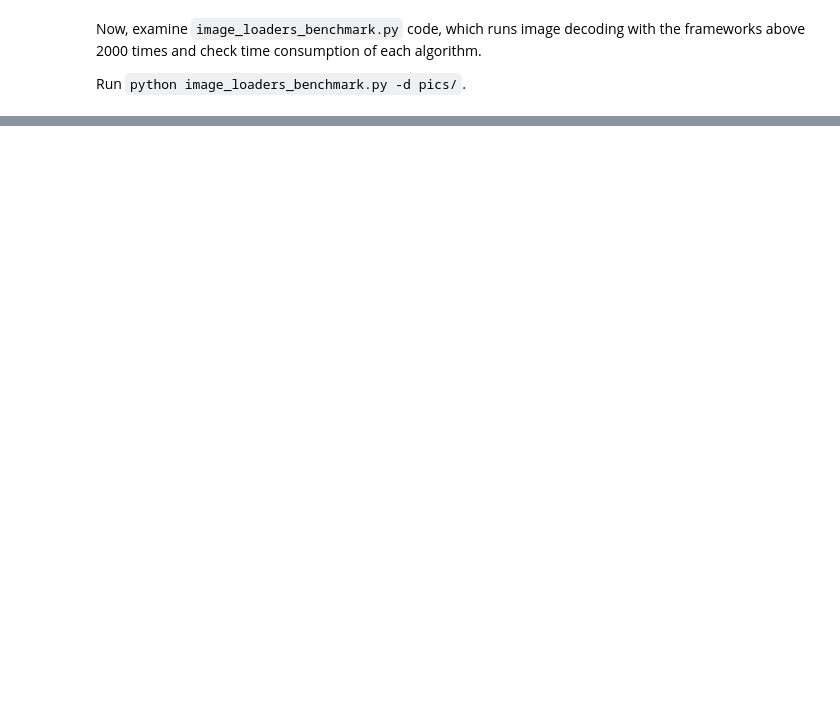
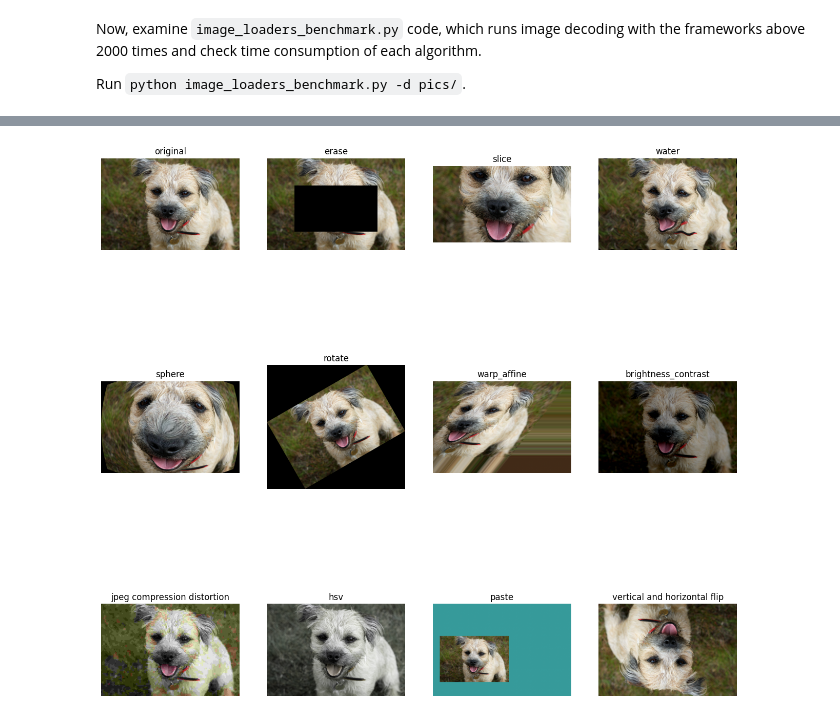
Before and after one commit to mryab/efficient-dl-systems, a Jupyter notebook: week03_fast_pipelines/seminar/practice.ipynb, the cells around one changed output, grey strips where cells are left out. Drawn from its saved outputs; the diff is of its cells as text; code cells hidden in the pictures; blank space fills up the shorter version.

Commit message:
add: DALI augmentations demo; add: pytorch with tensorboard profiler demo; upd: make better structure and text

```diff
--- a/week03_fast_pipelines/seminar/practice.ipynb
+++ b/week03_fast_pipelines/seminar/practice.ipynb
@@ -696,0 +601,13 @@ Run `python image_loaders_benchmark.py -d pics/`.
+# %%
+import math
+import os.path
+
+import matplotlib.gridspec as gridspec
+import matplotlib.pyplot as plt
+import numpy as np
+import nvidia.dali.fn as fn
+import nvidia.dali.types as types
+from nvidia.dali import pipeline_def
+
+test_data_root = "DALI_extra"
+db_folder = os.path.join(test_data_root, "db", "lmdb")
@@ -696,0 +659,31 @@ Run `python image_loaders_benchmark.py -d pics/`.
+# %%
+@pipeline_def()
+def augmentation_gallery_pipe(path):
+    encoded, labels = fn.readers.caffe(path=path, random_shuffle=True)
+    images = fn.decoders.image(encoded, device="mixed", output_type=types.RGB)
+    return tuple([labels, images] + [aug(images) for aug in augmentations.values()])
+
+
+pipe = augmentation_gallery_pipe(
+    path=db_folder, batch_size=32, num_threads=2, device_id=0, seed=10
+)
+pipe.build()
+# %%
+pipe_out = pipe.run()
+# %%
+n = 5
+len_outputs = len(pipe_out) - 1
+augmentations = ["original"] + list(augmentations.keys())
+fig = plt.figure(figsize=(16, 16))
+columns = 4
+rows = int(math.ceil(len_outputs / columns))
+gs = gridspec.GridSpec(rows, columns)
+for i in range(len_outputs):
+    plt.subplot(gs[i])
+    plt.axis("off")
+    plt.title(augmentations[i])
+    pipe_out_cpu = pipe_out[1 + i].as_cpu()
+    img_chw = pipe_out_cpu.at(n)
+    plt.imshow(img_chw / 255.0)
+# %% [output]
+[figure, added]
```
Also changed, not shown: parts of 63 cells of this notebook.
